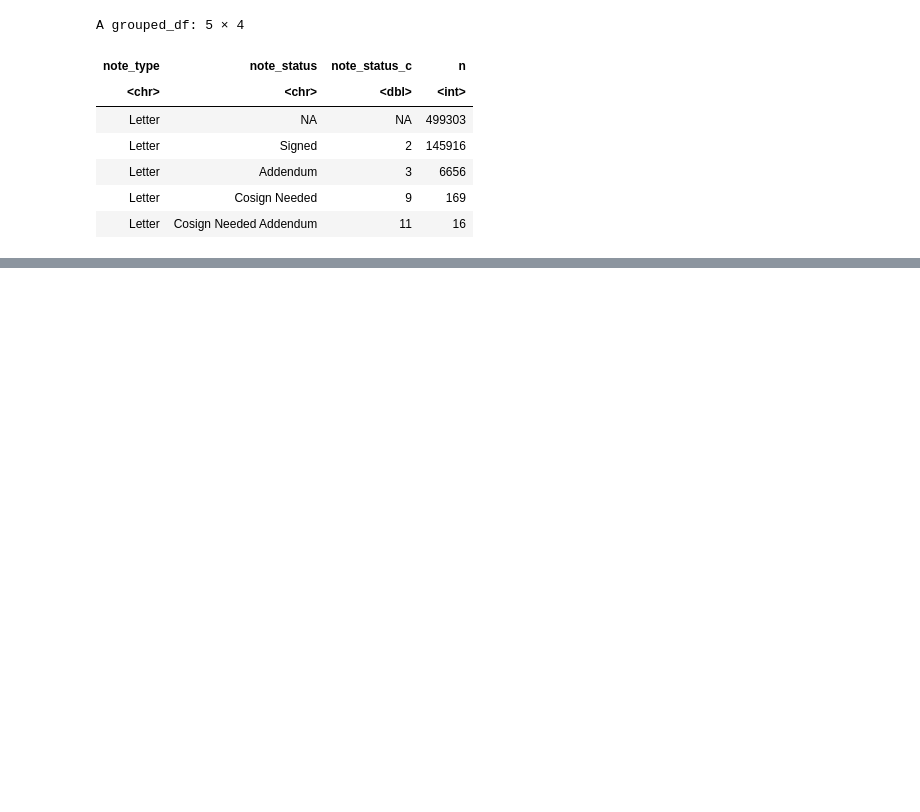
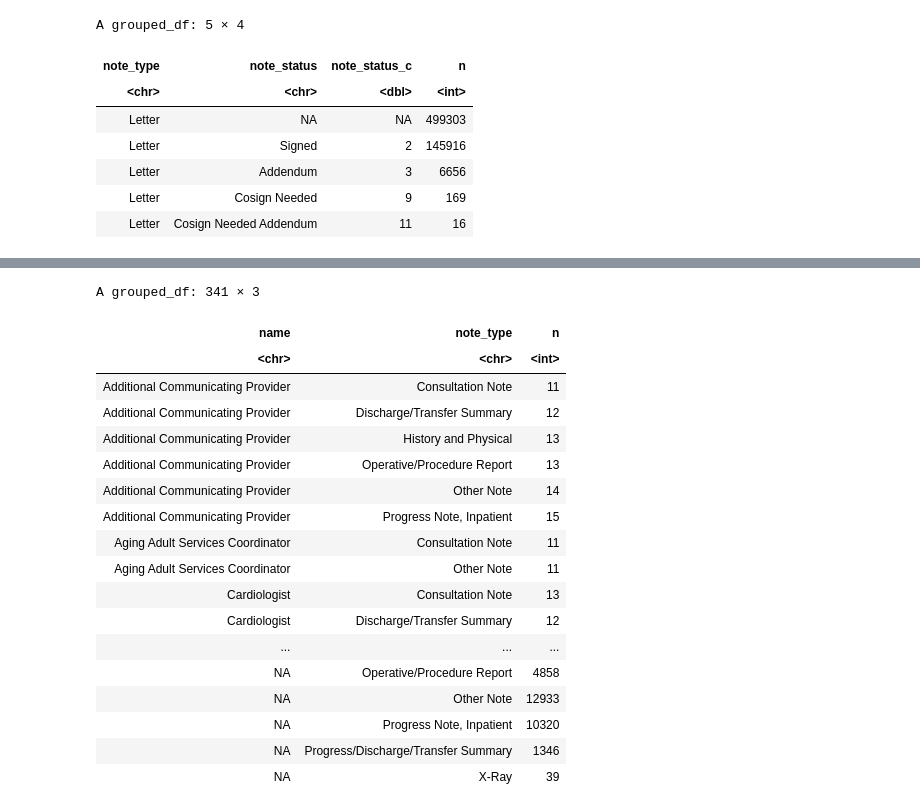
Before and after one commit to Minh084/TDA, a Jupyter notebook: shc2021/EDA_R.ipynb, the cells around one changed output, grey strips where cells are left out. Cells and saved outputs as stored; diff of their text form; code cells hidden in the pictures; blank space fills up the shorter version.

```diff
--- a/shc2021/EDA_R.ipynb
+++ b/shc2021/EDA_R.ipynb
@@ -363,0 +515,22 @@ A grouped_df: 5 × 4
+# %%
+note_team %>% group_by(name, note_type) %>% count() %>% arrange(name) %>% filter(n>10)
+# %% [output]
+A grouped_df: 341 × 3
+| name | note_type | n |
+| <chr> | <chr> | <int> |
+| Additional Communicating Provider | Consultation Note | 11 |
+| Additional Communicating Provider | Discharge/Transfer Summary | 12 |
+| Additional Communicating Provider | History and Physical | 13 |
+| Additional Communicating Provider | Operative/Procedure Report | 13 |
+| Additional Communicating Provider | Other Note | 14 |
+| Additional Communicating Provider | Progress Note, Inpatient | 15 |
+| Aging Adult Services Coordinator | Consultation Note | 11 |
+| Aging Adult Services Coordinator | Other Note | 11 |
+| Cardiologist | Consultation Note | 13 |
+| Cardiologist | Discharge/Transfer Summary | 12 |
+| ... | ... | ... |
+| NA | Operative/Procedure Report | 4858 |
+| NA | Other Note | 12933 |
+| NA | Progress Note, Inpatient | 10320 |
+| NA | Progress/Discharge/Transfer Summary | 1346 |
+| NA | X-Ray | 39 |
```
Also changed, not shown: parts of 19 cells of this notebook.
